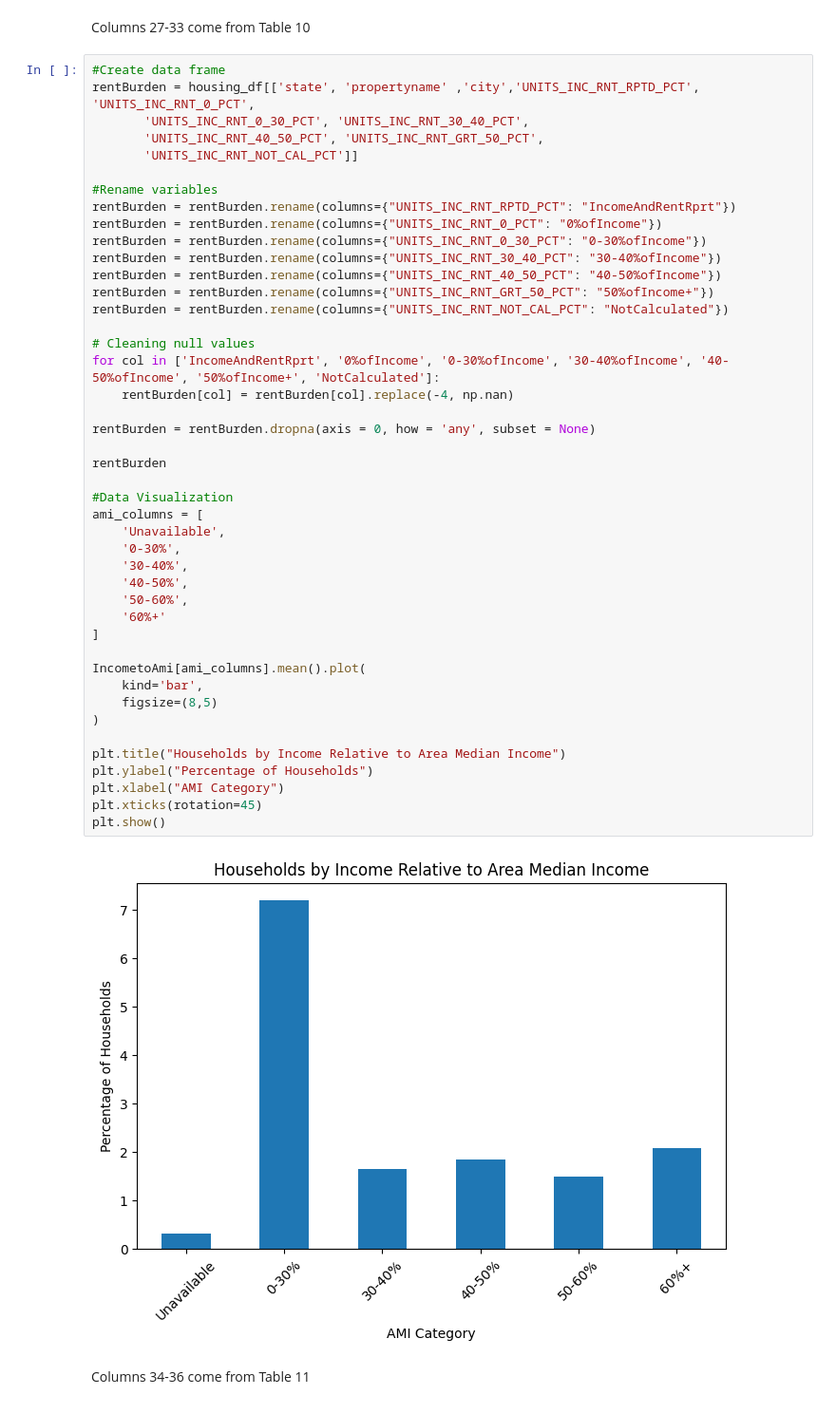
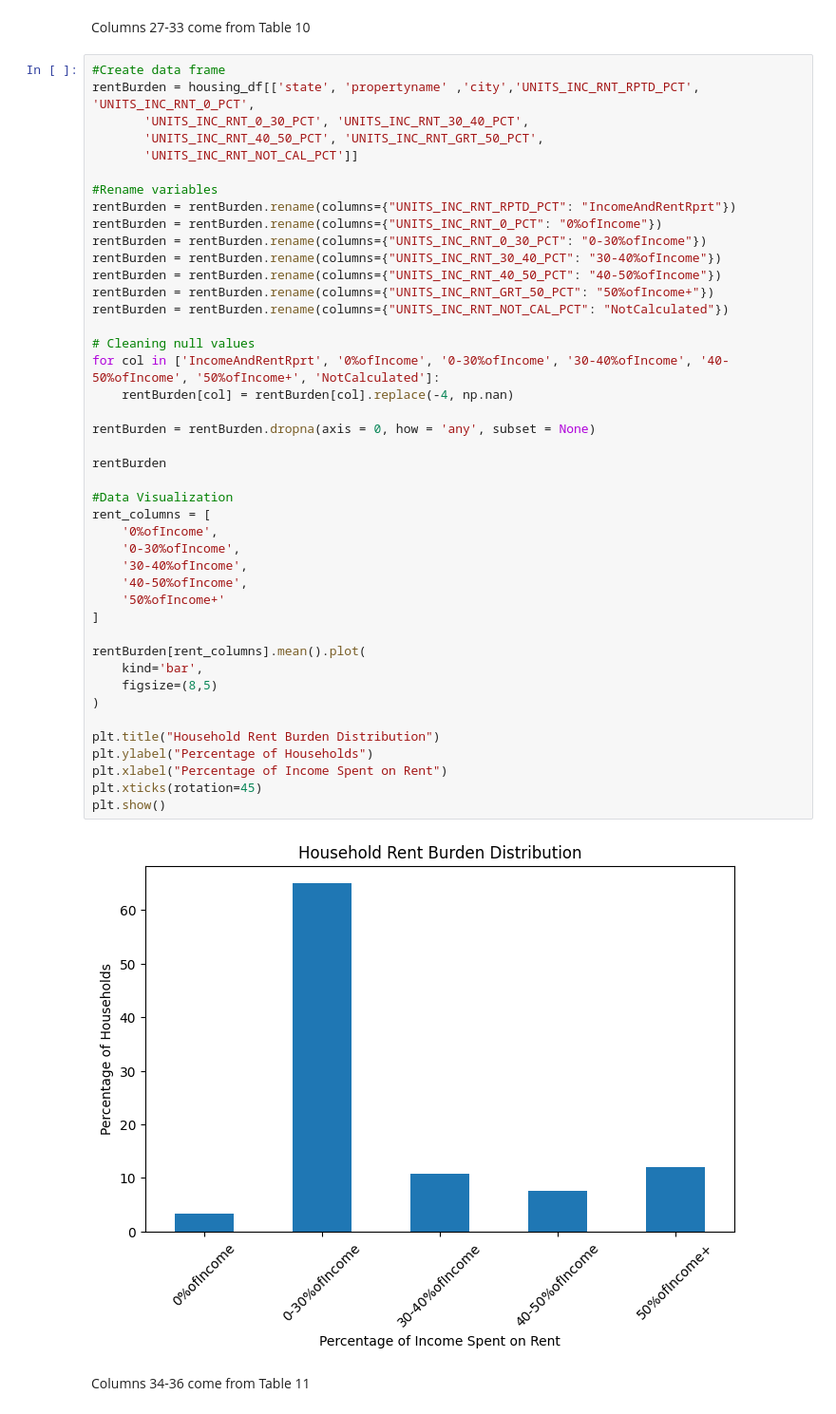
Before and after one commit to bitriagaleonela40-cmd/housing-research, a Jupyter notebook: Housing.ipynb, the cells around one changed output. Shown at 95% size. Drawn from its saved outputs; the diff is of its cells as text.

```diff
--- a/Housing.ipynb
+++ b/Housing.ipynb
@@ -226,44 +233,43 @@ rentBurden = housing_df[['state', 'propertyname' ,'city','UNITS_INC_RNT_RPTD_PCT
        'UNITS_INC_RNT_NOT_CAL_PCT']]
 
 #Rename variables
 rentBurden = rentBurden.rename(columns={"UNITS_INC_RNT_RPTD_PCT": "IncomeAndRentRprt"})
 rentBurden = rentBurden.rename(columns={"UNITS_INC_RNT_0_PCT": "0%ofIncome"})
 rentBurden = rentBurden.rename(columns={"UNITS_INC_RNT_0_30_PCT": "0-30%ofIncome"})
 rentBurden = rentBurden.rename(columns={"UNITS_INC_RNT_30_40_PCT": "30-40%ofIncome"})
 rentBurden = rentBurden.rename(columns={"UNITS_INC_RNT_40_50_PCT": "40-50%ofIncome"})
 rentBurden = rentBurden.rename(columns={"UNITS_INC_RNT_GRT_50_PCT": "50%ofIncome+"})
 rentBurden = rentBurden.rename(columns={"UNITS_INC_RNT_NOT_CAL_PCT": "NotCalculated"})
 
 # Cleaning null values
 for col in ['IncomeAndRentRprt', '0%ofIncome', '0-30%ofIncome', '30-40%ofIncome', '40-50%ofIncome', '50%ofIncome+', 'NotCalculated']:
     rentBurden[col] = rentBurden[col].replace(-4, np.nan)
 
 rentBurden = rentBurden.dropna(axis = 0, how = 'any', subset = None)
 
 rentBurden
 
 #Data Visualization
-ami_columns = [
-    'Unavailable',
-    '0-30%',
-    '30-40%',
-    '40-50%',
-    '50-60%',
-    '60%+'
+rent_columns = [
+    '0%ofIncome',
+    '0-30%ofIncome',
+    '30-40%ofIncome',
+    '40-50%ofIncome',
+    '50%ofIncome+'
 ]
 
-IncometoAmi[ami_columns].mean().plot(
+rentBurden[rent_columns].mean().plot(
     kind='bar',
     figsize=(8,5)
 )
 
-plt.title("Households by Income Relative to Area Median Income")
+plt.title("Household Rent Burden Distribution")
 plt.ylabel("Percentage of Households")
-plt.xlabel("AMI Category")
+plt.xlabel("Percentage of Income Spent on Rent")
 plt.xticks(rotation=45)
 plt.show()
 # %% [output]
-[figure, old version]
+[figure, new version]
 # %% [markdown]
 Columns 34-36 come from Table 11
 # %%
```
Also changed, not shown: parts of 2 cells of this notebook.
